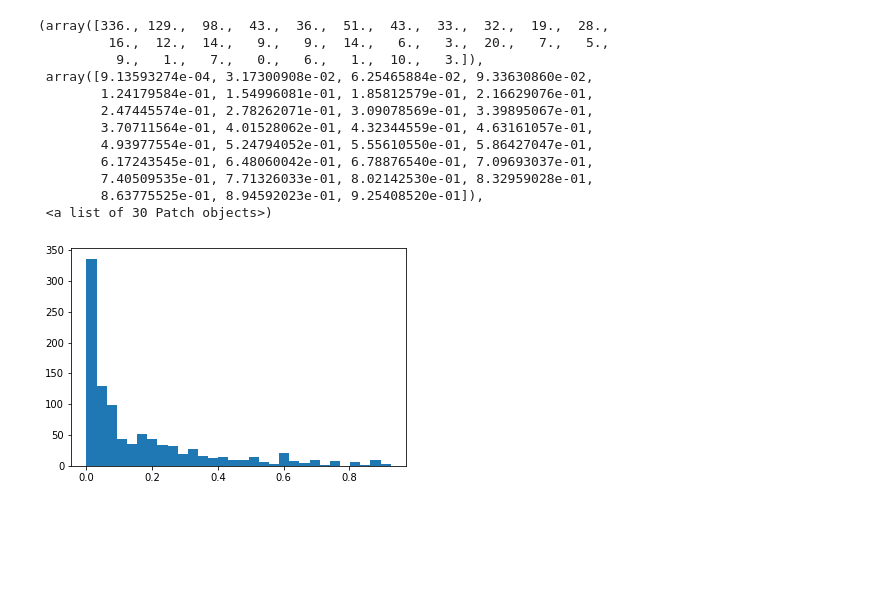
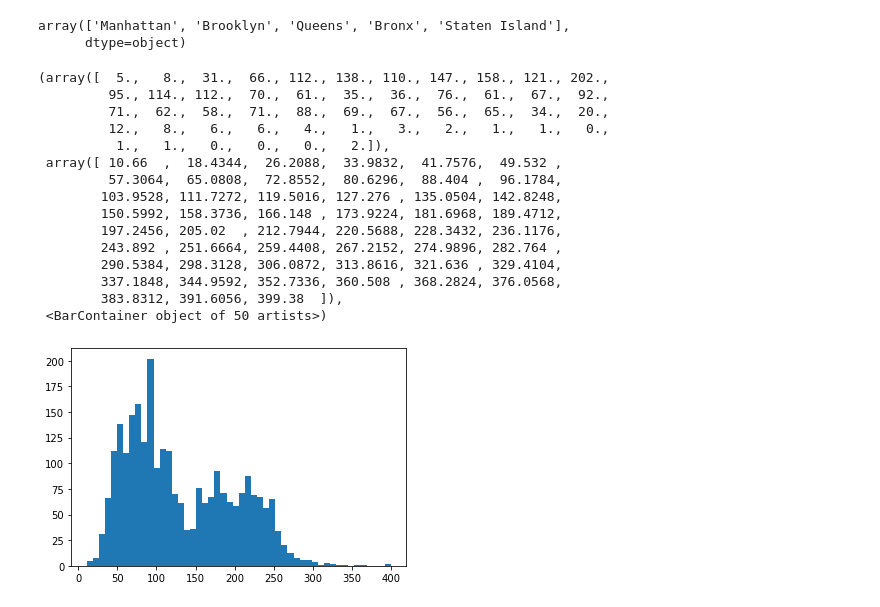
Before and after one commit to ducksfrogs/pystats, a Jupyter notebook: jup/Untitled.ipynb, the cells around one changed output. Cells and saved outputs as stored; diff of their text form; code cells hidden in the pictures; blank space fills up the shorter version.

```diff
--- a/jup/Untitled.ipynb
+++ b/jup/Untitled.ipynb
@@ -55,0 +7,2 @@ array([1.66666667e-01, 1.96459152e-01, 1.96459152e-01, 1.96459152e-01,
+# %%
+data = pd.read_csv('http://www.jaredlander.com/data/housing.csv')
@@ -55,0 +18,3 @@ array([1.66666667e-01, 1.96459152e-01, 1.96459152e-01, 1.96459152e-01,
+# %%
+data.columns = ["Neiborhood", "Class", "Units","YearBuilt", "SqFt", "Income", "IncomeperSqFt",
+                "Expence", "ExpencePerSqFt", " NetIncome", "Value", "ValueperSqFt","Boro"]
@@ -56,16 +56,24 @@ array([1.66666667e-01, 1.96459152e-01, 1.96459152e-01, 1.96459152e-01,
+# %%
+data['Boro'].unique()
+# %% [output]
+array(['Manhattan', 'Brooklyn', 'Queens', 'Bronx', 'Staten Island'],
+      dtype=object)
 # %%
-plt.hist(samples, bins=30)
+plt.hist(data['ValueperSqFt'], bins=50)
 # %% [output]
-(array([336., 129.,  98.,  43.,  36.,  51.,  43.,  33.,  32.,  19.,  28.,
-         16.,  12.,  14.,   9.,   9.,  14.,   6.,   3.,  20.,   7.,   5.,
-          9.,   1.,   7.,   0.,   6.,   1.,  10.,   3.]),
- array([9.13593274e-04, 3.17300908e-02, 6.25465884e-02, 9.33630860e-02,
-        1.24179584e-01, 1.54996081e-01, 1.85812579e-01, 2.16629076e-01,
-        2.47445574e-01, 2.78262071e-01, 3.09078569e-01, 3.39895067e-01,
-        3.70711564e-01, 4.01528062e-01, 4.32344559e-01, 4.63161057e-01,
-        4.93977554e-01, 5.24794052e-01, 5.55610550e-01, 5.86427047e-01,
-        6.17243545e-01, 6.48060042e-01, 6.78876540e-01, 7.09693037e-01,
-        7.40509535e-01, 7.71326033e-01, 8.02142530e-01, 8.32959028e-01,
-        8.63775525e-01, 8.94592023e-01, 9.25408520e-01]),
- <a list of 30 Patch objects>)
+(array([  5.,   8.,  31.,  66., 112., 138., 110., 147., 158., 121., 202.,
+         95., 114., 112.,  70.,  61.,  35.,  36.,  76.,  61.,  67.,  92.,
+         71.,  62.,  58.,  71.,  88.,  69.,  67.,  56.,  65.,  34.,  20.,
+         12.,   8.,   6.,   6.,   4.,   1.,   3.,   2.,   1.,   1.,   0.,
+          1.,   1.,   0.,   0.,   0.,   2.]),
+ array([ 10.66  ,  18.4344,  26.2088,  33.9832,  41.7576,  49.532 ,
+         57.3064,  65.0808,  72.8552,  80.6296,  88.404 ,  96.1784,
+        103.9528, 111.7272, 119.5016, 127.276 , 135.0504, 142.8248,
+        150.5992, 158.3736, 166.148 , 173.9224, 181.6968, 189.4712,
+        197.2456, 205.02  , 212.7944, 220.5688, 228.3432, 236.1176,
+        243.892 , 251.6664, 259.4408, 267.2152, 274.9896, 282.764 ,
+        290.5384, 298.3128, 306.0872, 313.8616, 321.636 , 329.4104,
+        337.1848, 344.9592, 352.7336, 360.508 , 368.2824, 376.0568,
+        383.8312, 391.6056, 399.38  ]),
+ <BarContainer object of 50 artists>)
-[figure, old version]
+[figure, new version]
```
Also changed, not shown: parts of 17 cells of this notebook, 2 other files.
